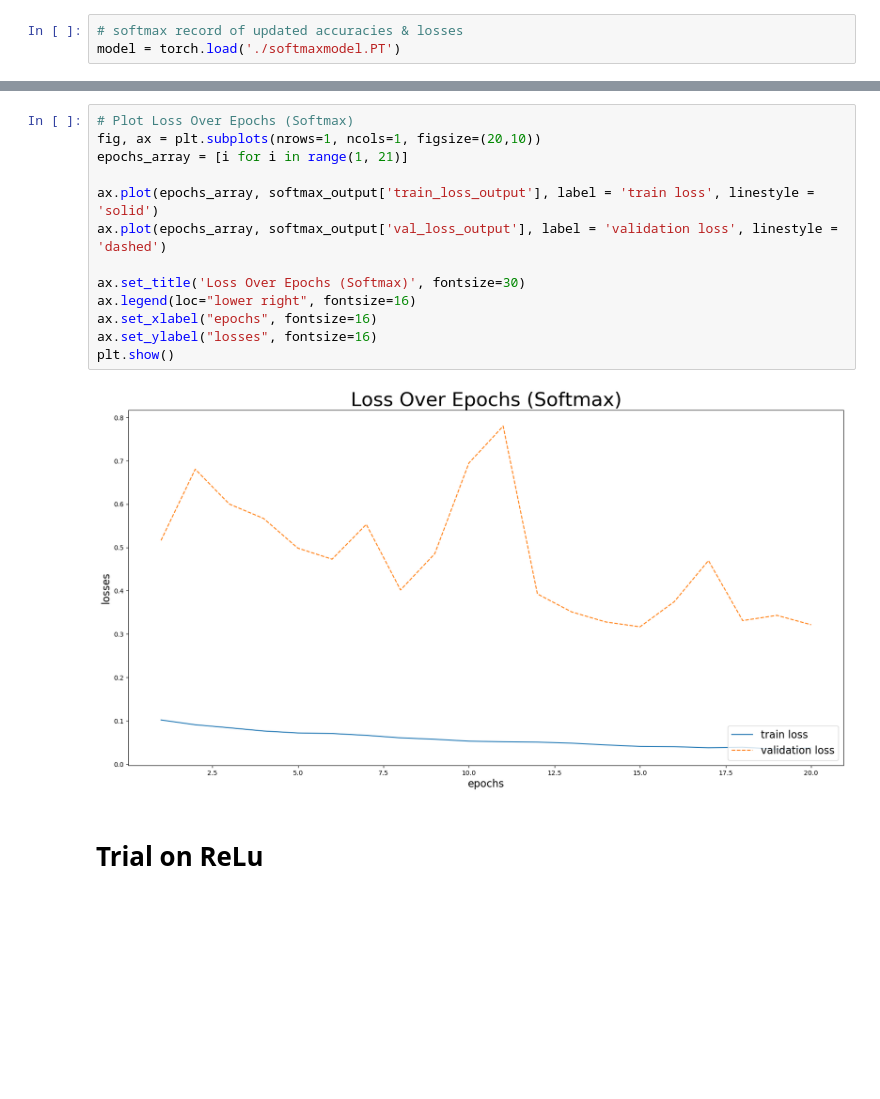
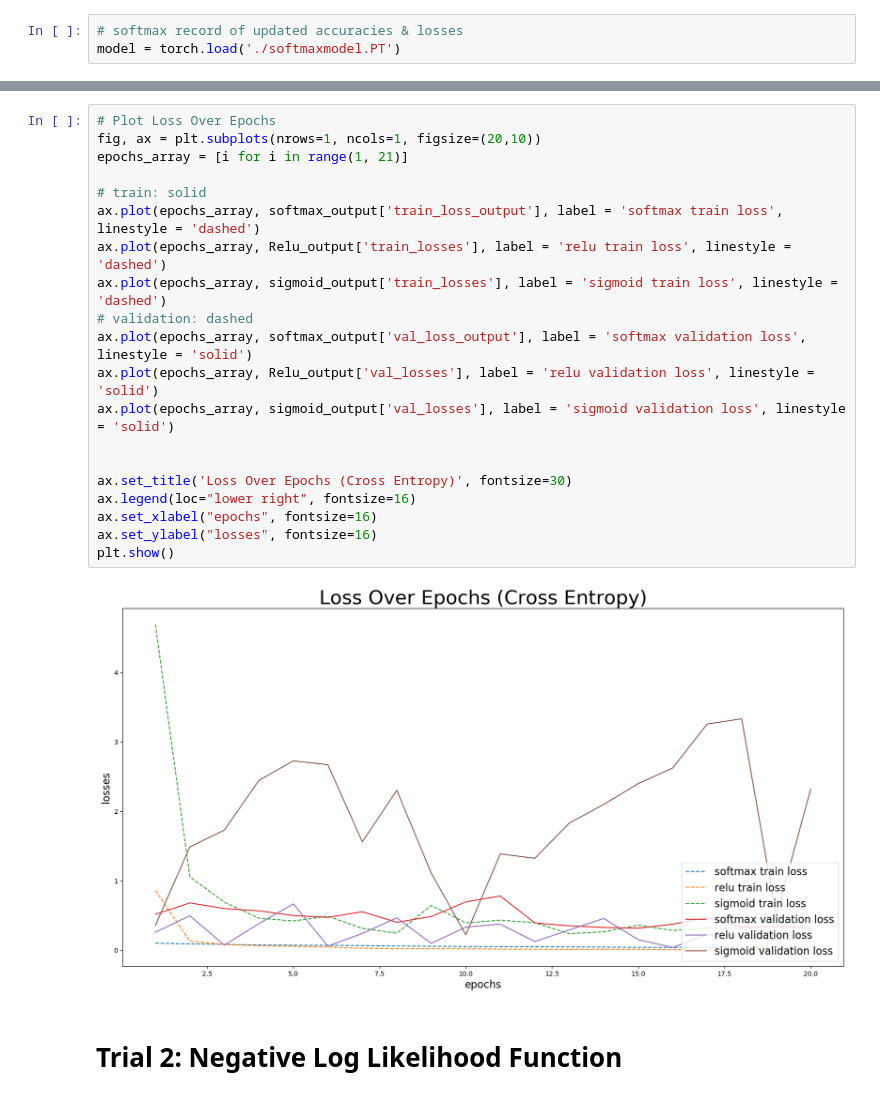
Before and after one commit to mxu2000/cappydoctors-pneumonia-diagnosis, a Jupyter notebook: checkpoint_2.ipynb, the cells around one changed output, grey strips where cells are left out. Cells and saved outputs as stored; diff of their text form; blank space fills up the shorter version.

Commit message:
graphs updated

```diff
--- a/checkpoint_2.ipynb
+++ b/checkpoint_2.ipynb
@@ -331,17 +423,24 @@ plt.show()
 # %%
-# Plot Loss Over Epochs (Softmax)
+# Plot Loss Over Epochs
 fig, ax = plt.subplots(nrows=1, ncols=1, figsize=(20,10))
 epochs_array = [i for i in range(1, 21)]
 
-ax.plot(epochs_array, softmax_output['train_loss_output'], label = 'train loss', linestyle = 'solid')
-ax.plot(epochs_array, softmax_output['val_loss_output'], label = 'validation loss', linestyle = 'dashed')
+# train: solid
+ax.plot(epochs_array, softmax_output['train_loss_output'], label = 'softmax train loss', linestyle = 'dashed')
+ax.plot(epochs_array, Relu_output['train_losses'], label = 'relu train loss', linestyle = 'dashed')
+ax.plot(epochs_array, sigmoid_output['train_losses'], label = 'sigmoid train loss', linestyle = 'dashed')
+# validation: dashed
+ax.plot(epochs_array, softmax_output['val_loss_output'], label = 'softmax validation loss', linestyle = 'solid')
+ax.plot(epochs_array, Relu_output['val_losses'], label = 'relu validation loss', linestyle = 'solid')
+ax.plot(epochs_array, sigmoid_output['val_losses'], label = 'sigmoid validation loss', linestyle = 'solid')
 
-ax.set_title('Loss Over Epochs (Softmax)', fontsize=30)
+
+ax.set_title('Loss Over Epochs (Cross Entropy)', fontsize=30)
 ax.legend(loc="lower right", fontsize=16)
 ax.set_xlabel("epochs", fontsize=16)
 ax.set_ylabel("losses", fontsize=16)
 plt.show()
 # %% [output]
-[figure, old version]
+[figure, new version]
 # %% [markdown]
-# Trial on ReLu
+# Trial 2: Negative Log Likelihood Function
```
Also changed, not shown: parts of 13 cells of this notebook.
